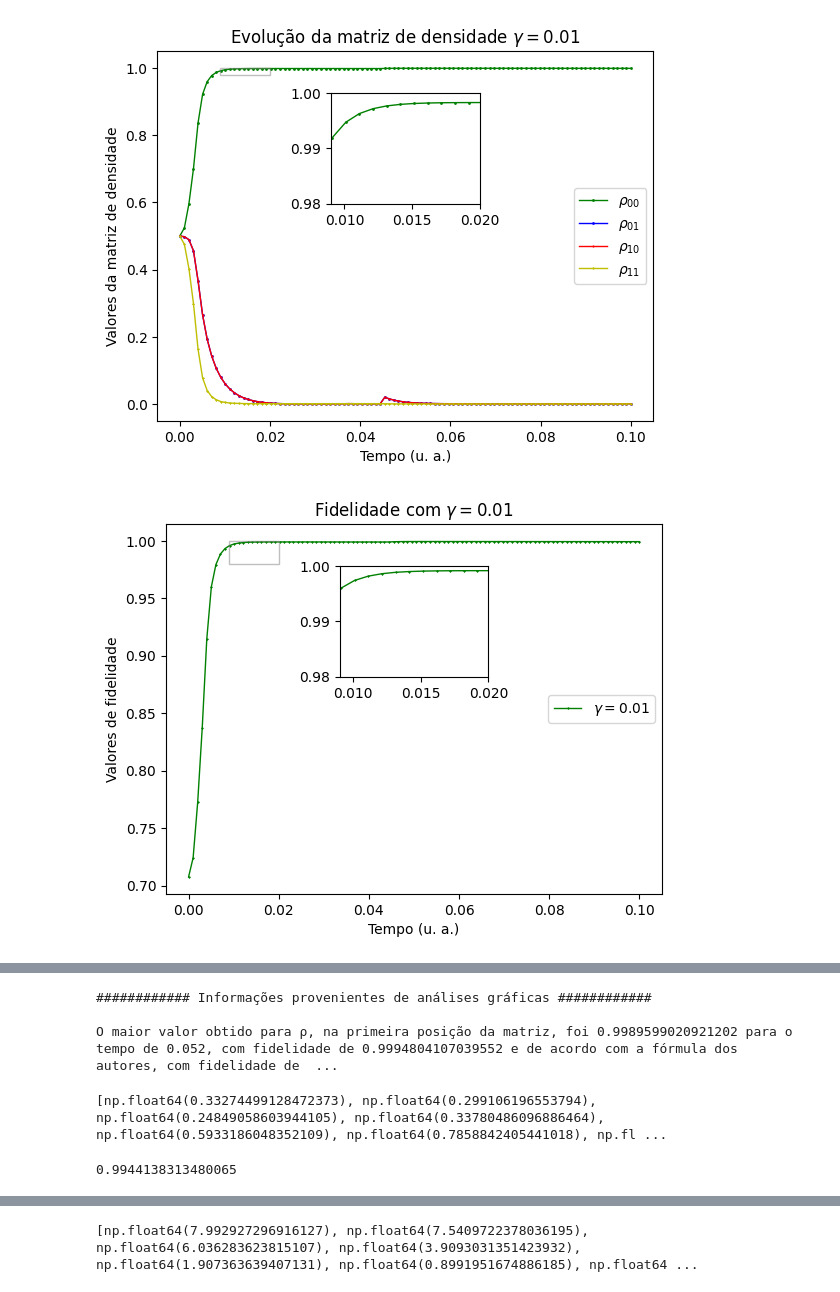
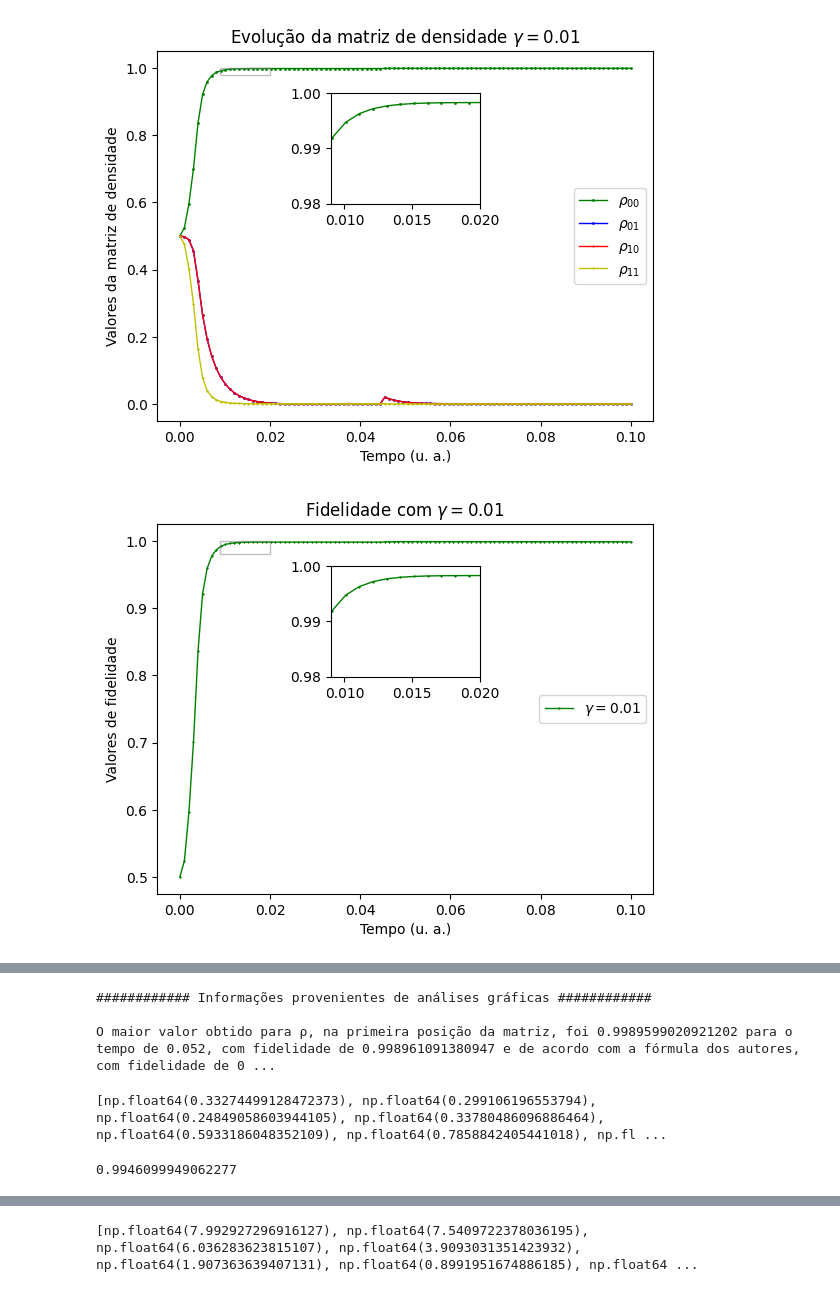
Before and after one commit to GabrielSiqueira1/Lyapunov-Open-Quantum-Systems, a Jupyter notebook: Lyapunov-Gate-Hadamard.ipynb, the cells around one changed output, grey strips where cells are left out. Saved outputs shown, nothing was run; the diff lists cells and outputs as text; code cells hidden in the pictures.

```diff
--- a/Lyapunov-Gate-Hadamard.ipynb
+++ b/Lyapunov-Gate-Hadamard.ipynb
@@ -280,7 +280,7 @@ while t < 100:
     rho_vector[2][t] = pt[1][0]
     rho_vector[3][t] = pt[1][1]
     #fid_vector.append(np.trace(np.sqrt(np.sqrt(pt)*pf*np.sqrt(pt))))
-    fid_vector.append(np.trace(sqrtm(sqrtm(pt) @ pf @ sqrtm(pt))))
+    fid_vector.append((np.trace(sqrtm(sqrtm(pt) @ pf @ sqrtm(pt))))**2)
     fid_autores.append((np.trace(np.dot(Ut, np.transpose(Ut)))+np.abs(np.trace(np.dot(np.transpose(Uf), Ut)))**2)/(3*(3+1)))
     t += 1
 
@@ -294,34 +294,34 @@ print(f'A fidelidade do experimento é de (fórmula dos autores do artigo): {(np
 print(f'O vetor U alcançado foi:\n {Ut}')
 print(f'A distância encontrada, ao final do experimento foi: {D}')
 
 print(f"\n############ Informações gráficas obtidas com o experimento ############\n")
 
 leis_controle(fx_vector,fy_vector,fz_vector,t,lbda)
 densidade(rho_vector,t,lbda)
 fidelidade(fid_vector,t,lbda)
 fidelidade(fid_autores,t,lbda)
 distance(distance_vector,t,lbda)
 # %% [output]
 ############ Informações finais do experimento ############
 
 O rf desejado é:
  [[0]
  [0]
  [1]]
 O rho desejado é: [[np.float64(1.0), np.complex128(0j)], [np.complex128(0j), np.float64(0.0)]]
 O vetor de Bloch encontrado é:
  [[ 0.00295032]
  [-0.00146748]
  [ 0.99747644]]
 O rho alcançado foi:
 ... (6 lines left out)
  [ 0.99747644  0.00135521  0.00239626]]
 A distância encontrada, ao final do experimento foi: 4.2731036351215544e-05
 
 ############ Informações gráficas obtidas com o experimento ############
 [figure]
 [figure]
-[figure, old version]
+[figure, new version]
 [figure]
 [figure]
 # %%
@@ -336,15 +336,15 @@ print(fr"O maior valor obtido para ρ, na primeira posição da matriz, foi {max
 # %% [output]
 ############ Informações provenientes de análises gráficas ############
 
-O maior valor obtido para ρ, na primeira posição da matriz, foi 0.9989599020921202 para o tempo de 0.052, com fidelidade de 0.9994804107039552 e de acordo com a fórmula dos autores, com fidelidade de  ...
+O maior valor obtido para ρ, na primeira posição da matriz, foi 0.9989599020921202 para o tempo de 0.052, com fidelidade de 0.998961091380947 e de acordo com a fórmula dos autores, com fidelidade de 0 ...
 # %%
 print(fid_autores)
 # %% [output]
 [np.float64(0.33274499128472373), np.float64(0.299106196553794), np.float64(0.24849058603944105), np.float64(0.33780486096886464), np.float64(0.5933186048352109), np.float64(0.7858842405441018), np.fl ...
 # %%
-print(sum(fid_autores[20:])/(len(fid_autores)-20))
+print(sum(fid_autores[30:])/(len(fid_autores)-30))
 # %% [output]
-0.9944138313480065
+0.9946099949062277
 # %%
 print(fid_vector)
 # %% [output]
```
Also changed, not shown: parts of 3 cells of this notebook, 3 other files.
